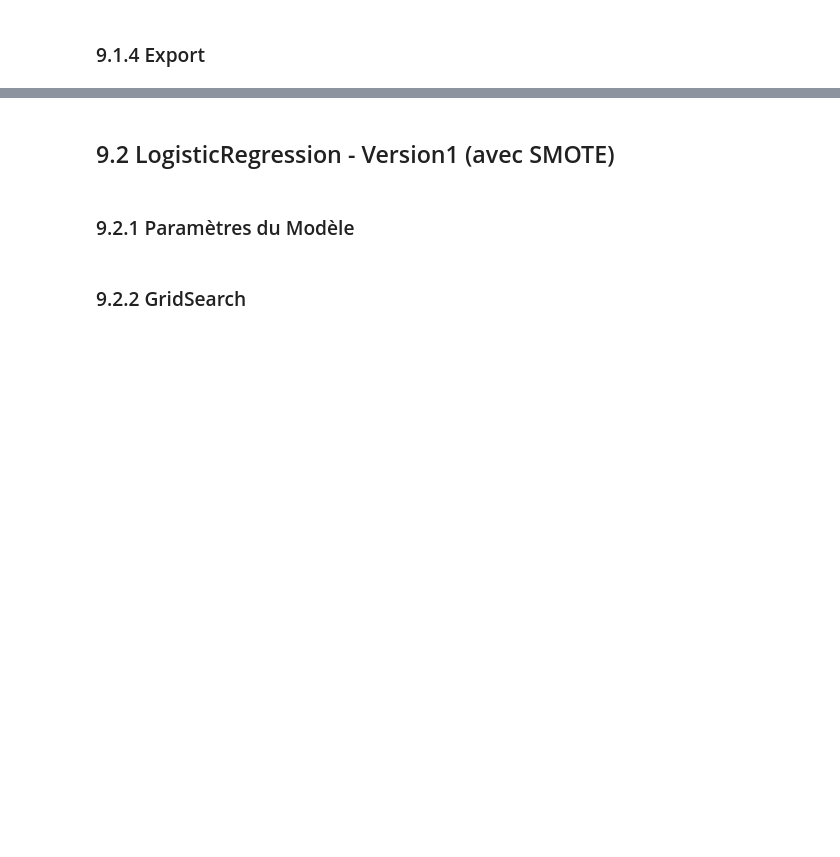
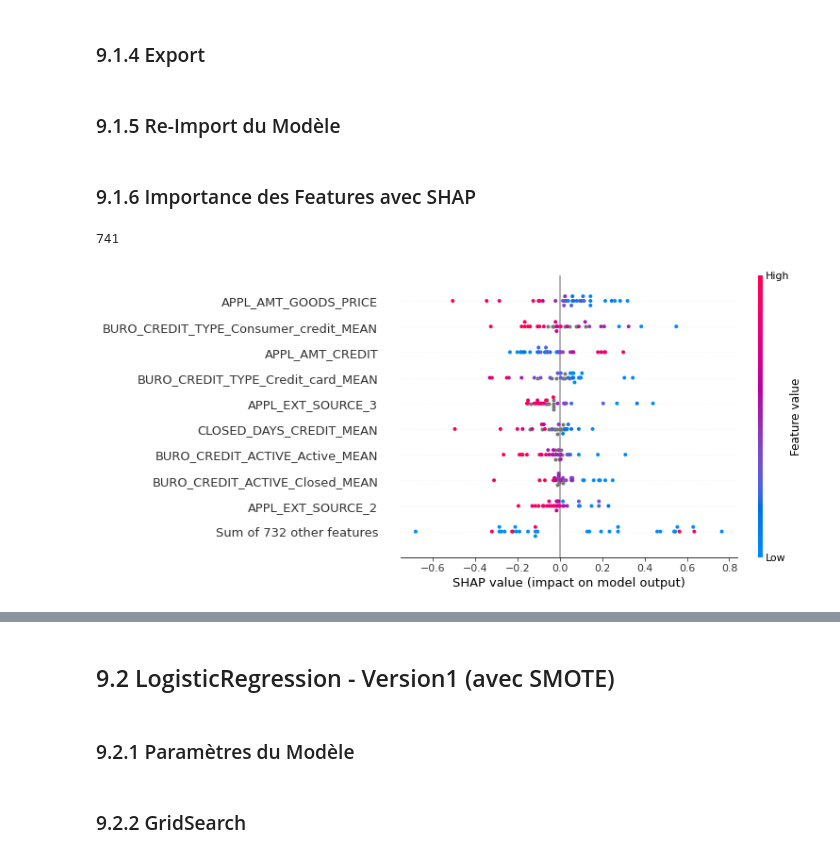
Before and after one commit to eva505/Project7, a Jupyter notebook: Notebooks/P7_02_models.ipynb, the cells around one changed output, grey strips where cells are left out. Saved outputs shown, nothing was run; the diff lists cells and outputs as text; code cells hidden in the pictures; blank space fills up the shorter version.

Commit message:
added feature importance

```diff
--- a/Notebooks/P7_02_models.ipynb
+++ b/Notebooks/P7_02_models.ipynb
@@ -426,9 +426,33 @@ The f1 score for the X_test set is               0.2790372462014253
 # %% [markdown]
 ### 9.1.4 Export
 # %%
+gc.collect()
 export = True
 if export:
     PATH = os.path.dirname(os.getcwd())
     DATAFOLDER = '\\Data\\'
     estimator = model_dict[modelname]['estimator']
+    estimator.fit(X, y)
     joblib.dump(estimator, PATH + DATAFOLDER + modelname)
+# %% [markdown]
+### 9.1.5 Re-Import du Modèle
+# %%
+import_model = False
+if import_model:
+    PATH = os.path.dirname(os.getcwd())
+    DATAFOLDER = '\\Data\\'
+    modelname = 'LogRegr0'
+    estimator = joblib.load(PATH + DATAFOLDER + modelname)
+# %% [markdown]
+### 9.1.6 Importance des Features avec SHAP
+# %%
+len(estimator.named_steps['selectfeatures'].get_feature_names_out())
+# %% [output]
+741
+# %%
+explainer = shap.Explainer(estimator.predict, X)
+# %%
+shap_values = explainer(X.sample(frac=0.0001), max_evals=2000)
+shap.plots.beeswarm(shap_values)
+# %% [output]
+[figure, added]
```
Also changed, not shown: parts of 9 cells of this notebook, 4 other files.
